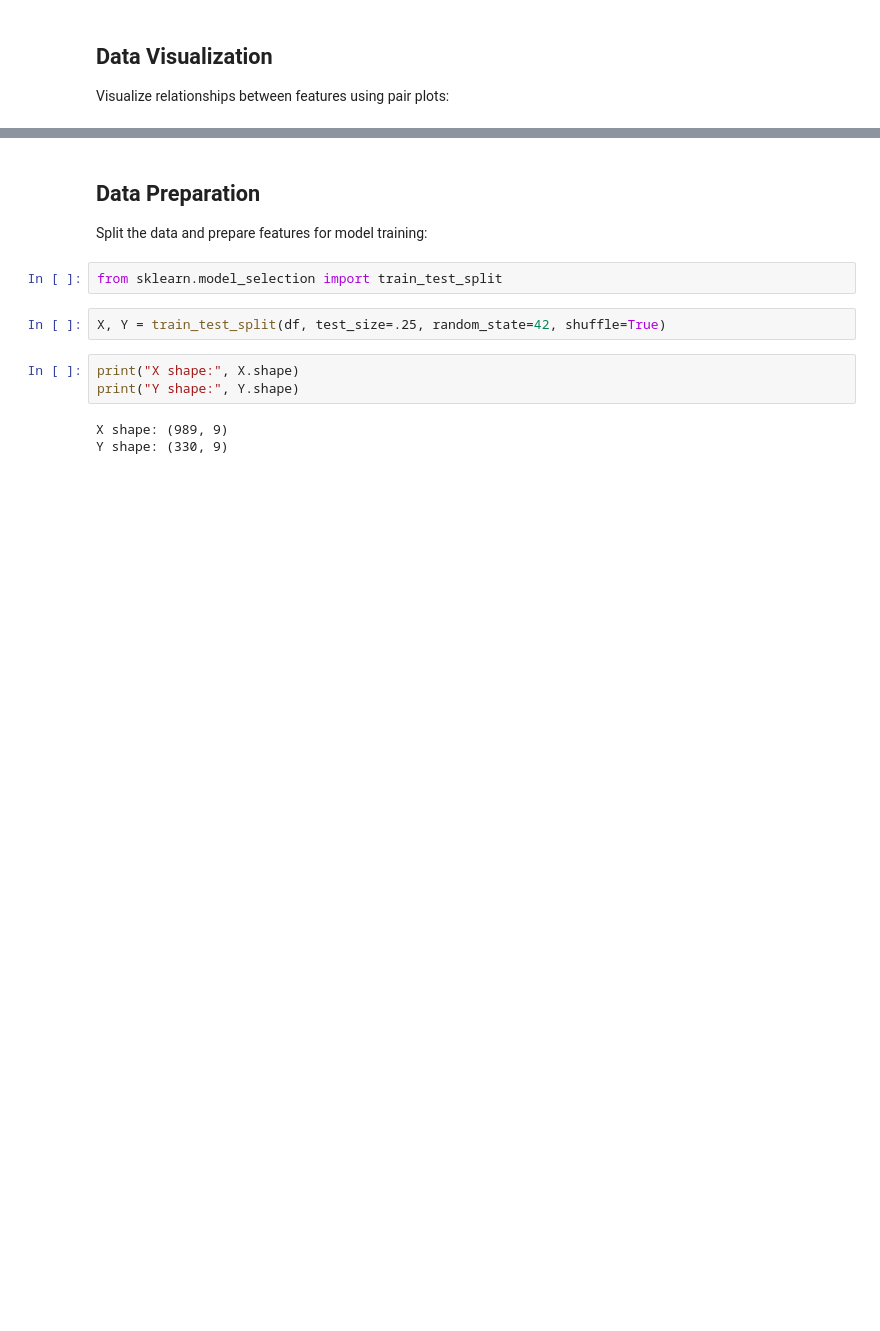
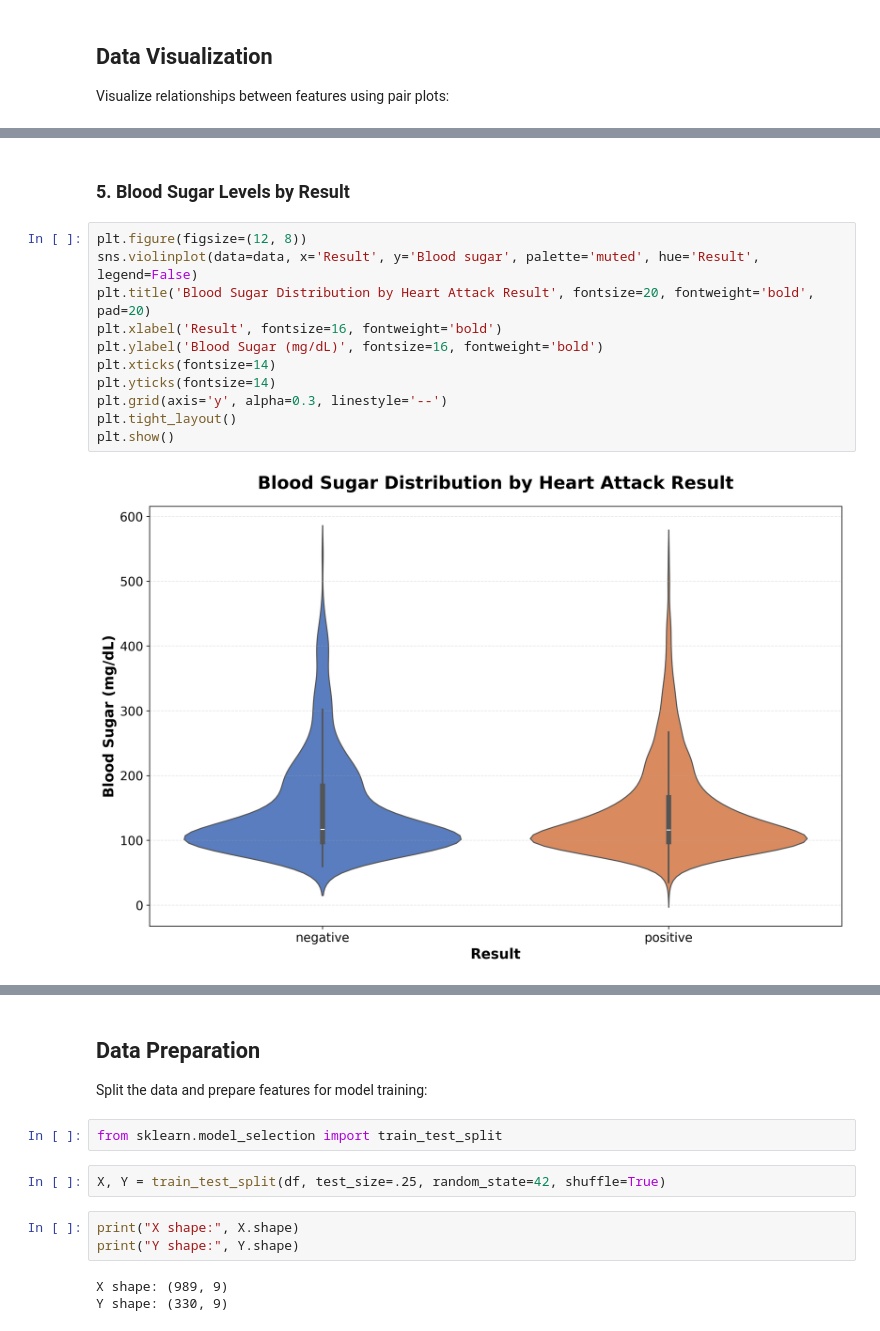
Before and after one commit to Shivam5551/heart-attack-prediction, a Jupyter notebook: ml-model/heart-attack-prediction.ipynb, the cells around one changed output, grey strips where cells are left out. Drawn from its saved outputs; the diff is of its cells as text; blank space fills up the shorter version.

```diff
--- a/ml-model/heart-attack-prediction.ipynb
+++ b/ml-model/heart-attack-prediction.ipynb
@@ -89,0 +150,15 @@ sns.pairplot(data.dropna(),hue='Result')
+# %% [markdown]
+### 5. Blood Sugar Levels by Result
+# %%
+plt.figure(figsize=(12, 8))
+sns.violinplot(data=data, x='Result', y='Blood sugar', palette='muted', hue='Result', legend=False)
+plt.title('Blood Sugar Distribution by Heart Attack Result', fontsize=20, fontweight='bold', pad=20)
+plt.xlabel('Result', fontsize=16, fontweight='bold')
+plt.ylabel('Blood Sugar (mg/dL)', fontsize=16, fontweight='bold')
+plt.xticks(fontsize=14)
+plt.yticks(fontsize=14)
+plt.grid(axis='y', alpha=0.3, linestyle='--')
+plt.tight_layout()
+plt.show()
+# %% [output]
+[figure, added]
```
Also changed, not shown: parts of 25 cells of this notebook, 2 other files.
